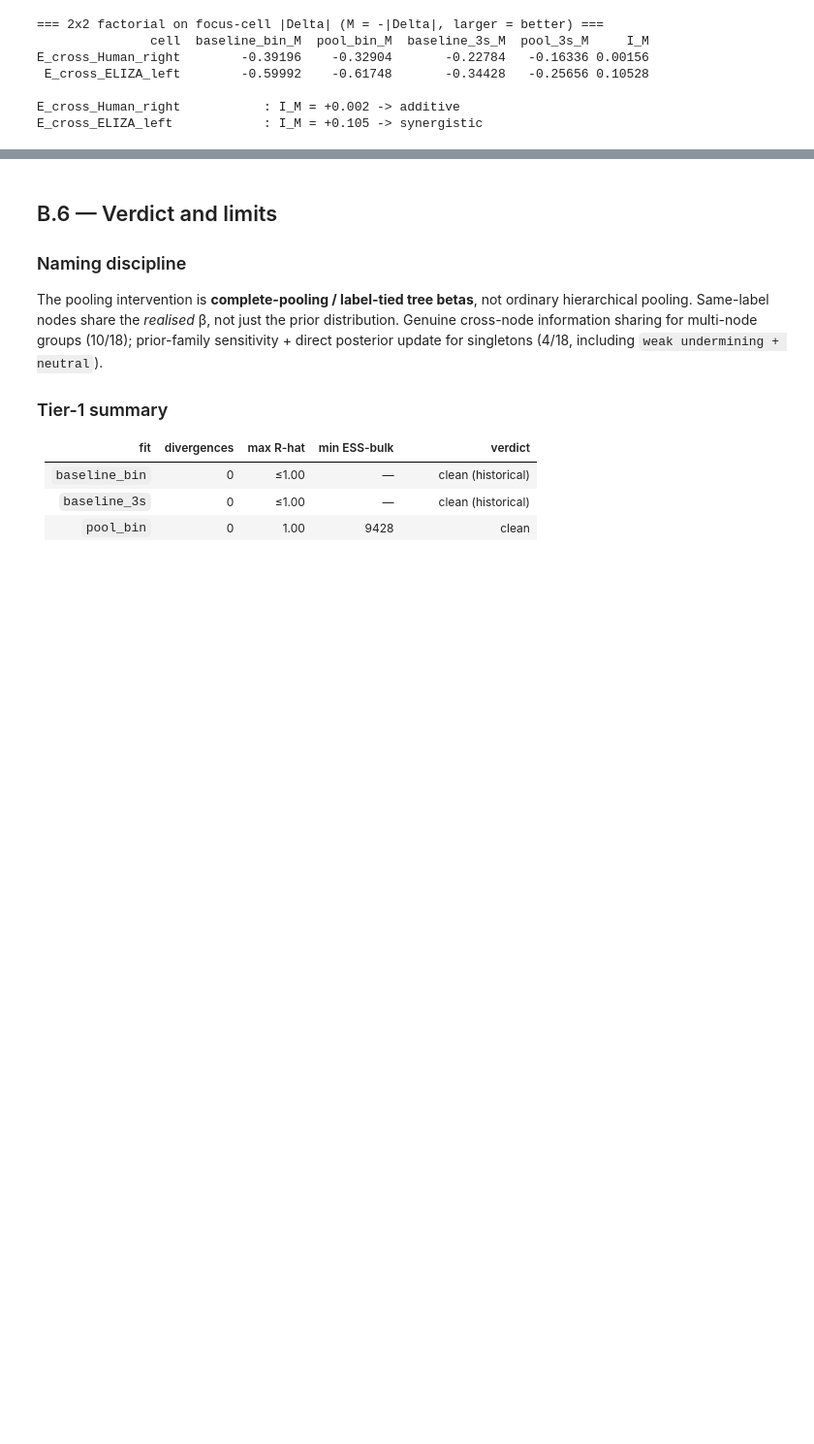
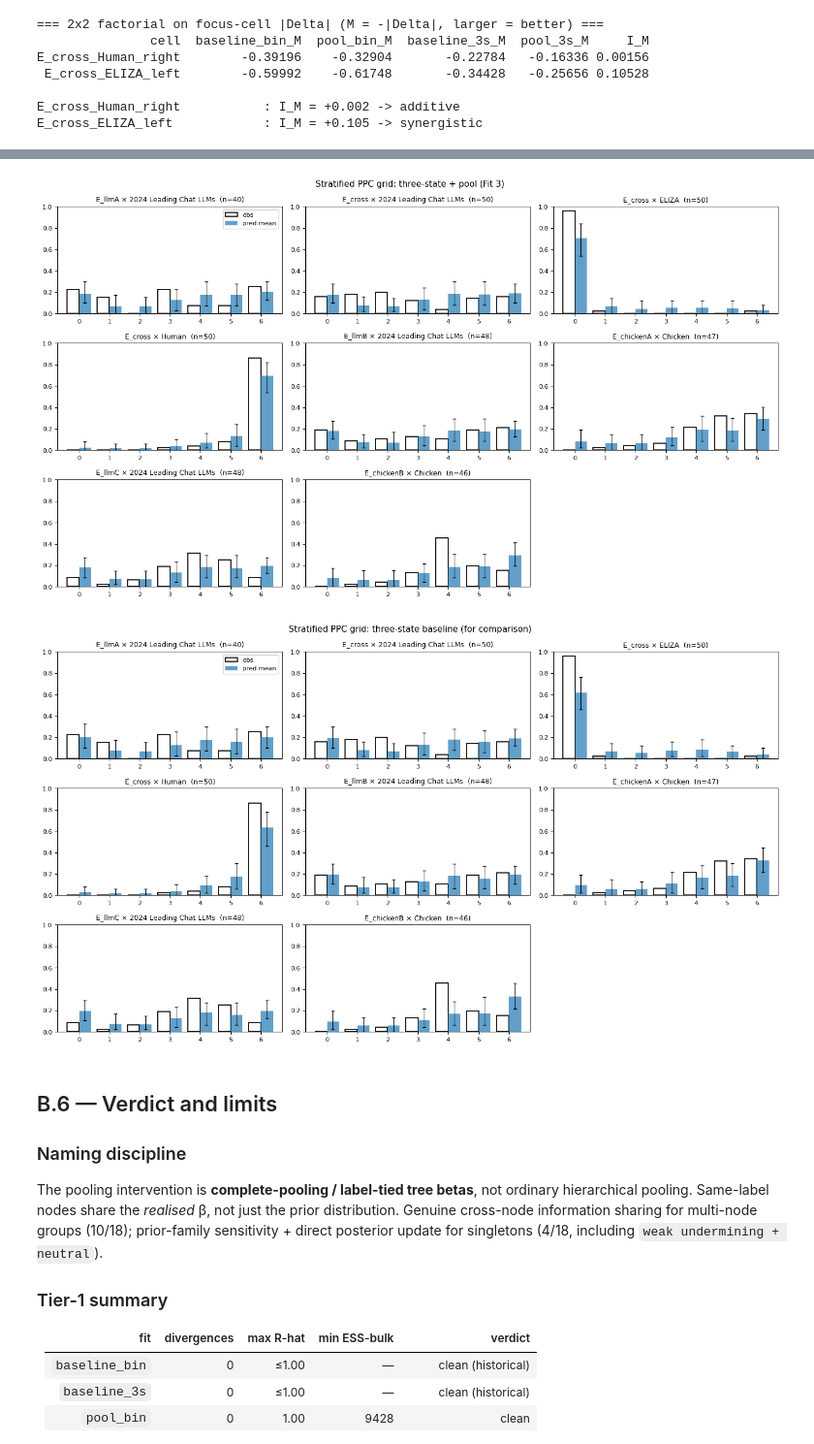
Before and after one commit to RyanJafefKelly/dcm-code, a Jupyter notebook: notebooks/18_gwt_tree_propagation.ipynb, the cells around one changed output, grey strips where cells are left out. Shown at 97% size. Saved outputs shown, nothing was run; the diff lists cells and outputs as text; code cells hidden in the pictures; blank space fills up the shorter version.

```diff
--- a/notebooks/18_gwt_tree_propagation.ipynb
+++ b/notebooks/18_gwt_tree_propagation.ipynb
@@ -971,3 +1082,49 @@ E_cross_ELIZA_left            : I_M = +0.105 -> synergistic
+# %%
+# Full stratified PPC grid for pool_3s vs three-state baseline
+from dcm_ppc import per_expert_system_ppc_multisystem
+
+def _ppc_grid_plot(fit_dict, title, n_draws=500):
+    stats = per_expert_system_ppc_multisystem(
+        fit_dict['idata'], fit_dict['builder'], fit_dict['proc'], n_draws=n_draws, seed=42
+    )
+    cells = sorted(stats.keys())
+    n = len(cells)
+    cols = 3
+    rows = (n + cols - 1) // cols
+    fig, axes = plt.subplots(rows, cols, figsize=(cols * 4.5, rows * 2.6))
+    axes = axes.flatten() if n > 1 else [axes]
+    K = 7
+    cats = np.arange(K)
+    for i, (key, s) in enumerate(zip(cells, [stats[k] for k in cells])):
+        ax = axes[i]
+        expert, system = key
+        anon = ANON.get(expert, expert)
+        obs_hist = s['obs_hist']
+        pred_hist_mean = s['pred_hist_mean']
+        pred_hist_lo = s['pred_hist_lo']
+        pred_hist_hi = s['pred_hist_hi']
+        ax.bar(cats - 0.2, obs_hist, width=0.4, color='none', edgecolor='k', linewidth=1.3, label='obs')
+        ax.bar(cats + 0.2, pred_hist_mean, width=0.4, color='#1f78b4', alpha=0.7, label='pred mean')
+        ax.errorbar(cats + 0.2, pred_hist_mean,
+                    yerr=np.stack([pred_hist_mean - pred_hist_lo, pred_hist_hi - pred_hist_mean]),
+                    fmt='none', ecolor='k', capsize=2, linewidth=0.8)
+        ax.set_title(f'{anon} × {system}  (n={s["n_obs"]})', fontsize=9)
+        ax.set_xticks(cats); ax.set_xlim(-0.7, K - 0.3); ax.set_ylim(0, 1.0)
+        ax.tick_params(axis='both', which='major', labelsize=8)
+        if i == 0:
+            ax.legend(fontsize=8, loc='upper right')
+    for i in range(n, len(axes)):
+        axes[i].axis('off')
+    fig.suptitle(title, fontsize=11)
+    plt.tight_layout()
+
+_ppc_grid_plot(fits['pool_3s'], 'Stratified PPC grid: three-state + pool (Fit 3)')
+plt.show()
+_ppc_grid_plot(fits['baseline_3s'], 'Stratified PPC grid: three-state baseline (for comparison)')
+plt.show()
+# %% [output]
+[figure, added]
+[figure, added]
 # %% [markdown]
 ## B.6 — Verdict and limits
 
```
Also changed, not shown: parts of 5 cells of this notebook.
